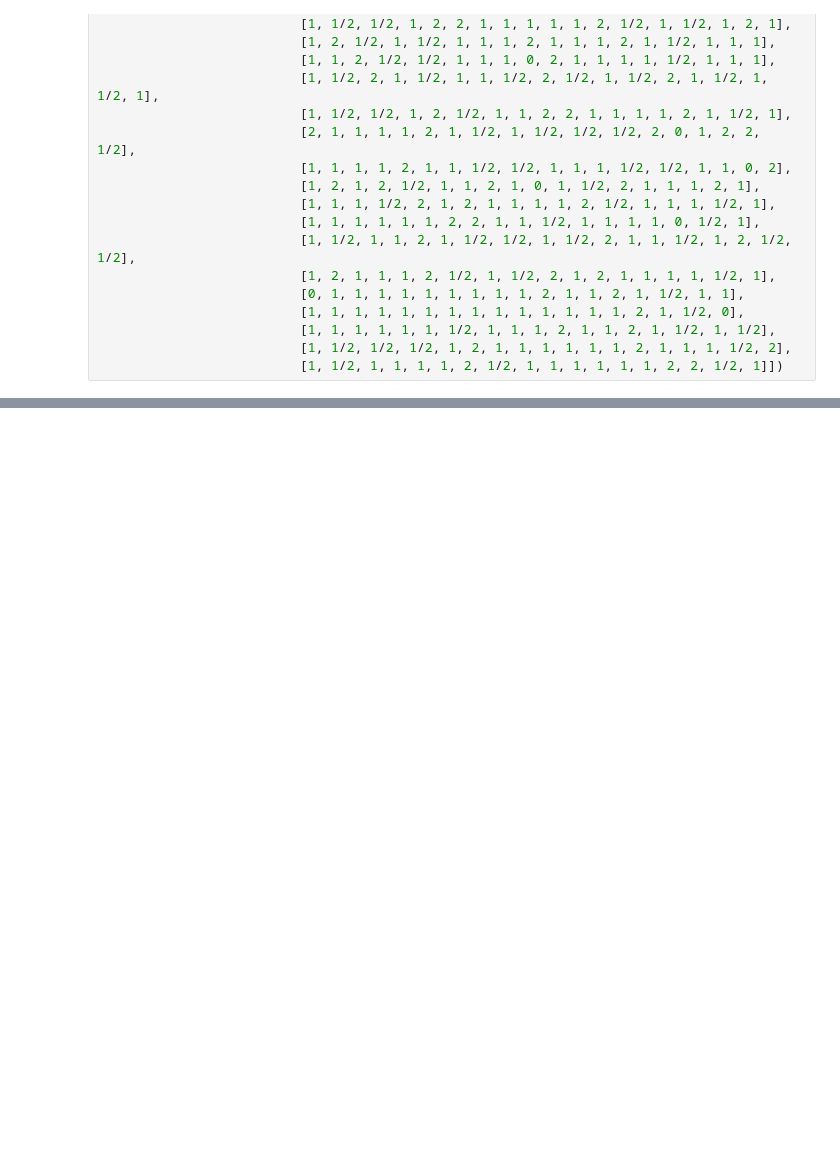
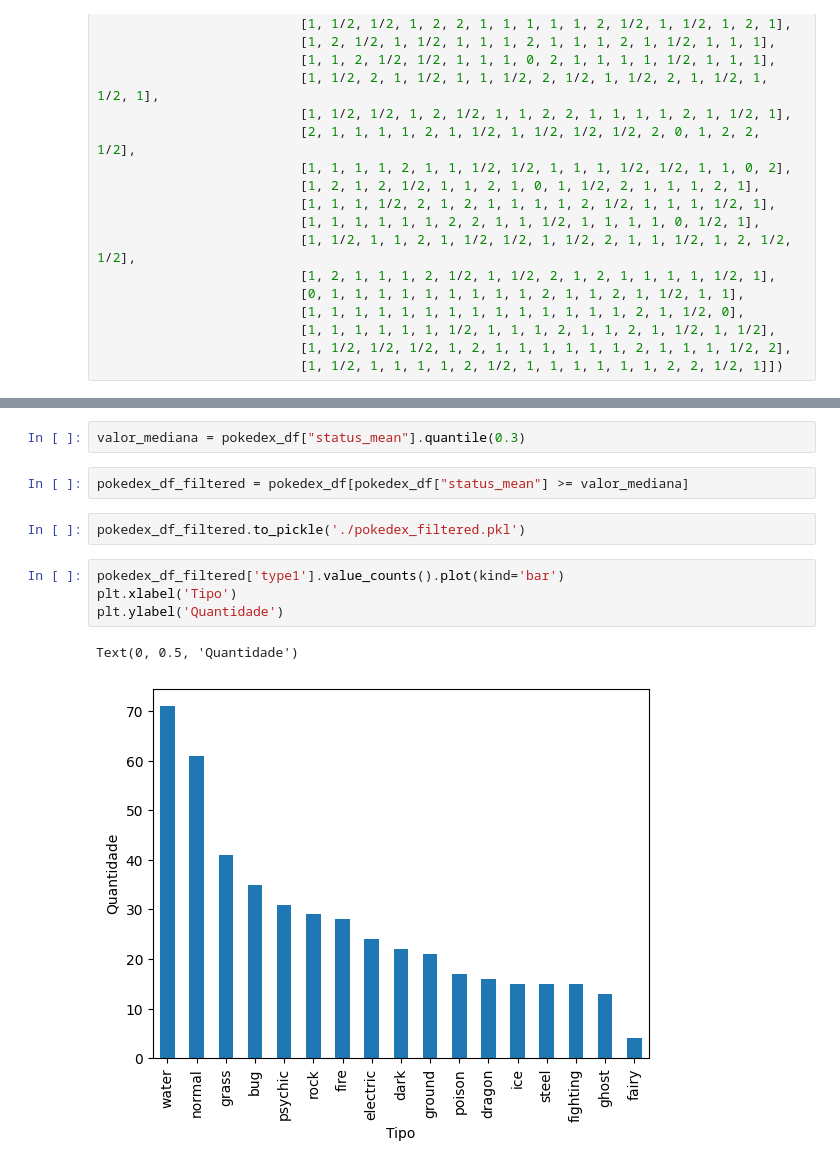
Before and after one commit to arthur-mts/mineracao-dados, a Jupyter notebook: projeto/extracao.ipynb, the cells around one changed output, grey strips where cells are left out. Cells and saved outputs as stored; diff of their text form; blank space fills up the shorter version.

```diff
--- a/projeto/extracao.ipynb
+++ b/projeto/extracao.ipynb
@@ -105,0 +137,13 @@ damage_matrix[1][4]
+# %%
+valor_mediana = pokedex_df["status_mean"].quantile(0.3)
+# %%
+pokedex_df_filtered = pokedex_df[pokedex_df["status_mean"] >= valor_mediana]
+# %%
+pokedex_df_filtered.to_pickle('./pokedex_filtered.pkl')
+# %%
+pokedex_df_filtered['type1'].value_counts().plot(kind='bar')
+plt.xlabel('Tipo')
+plt.ylabel('Quantidade')
+# %% [output]
+Text(0, 0.5, 'Quantidade')
+[figure, added]
```
Also changed, not shown: parts of 16 cells of this notebook, 3 other files.
